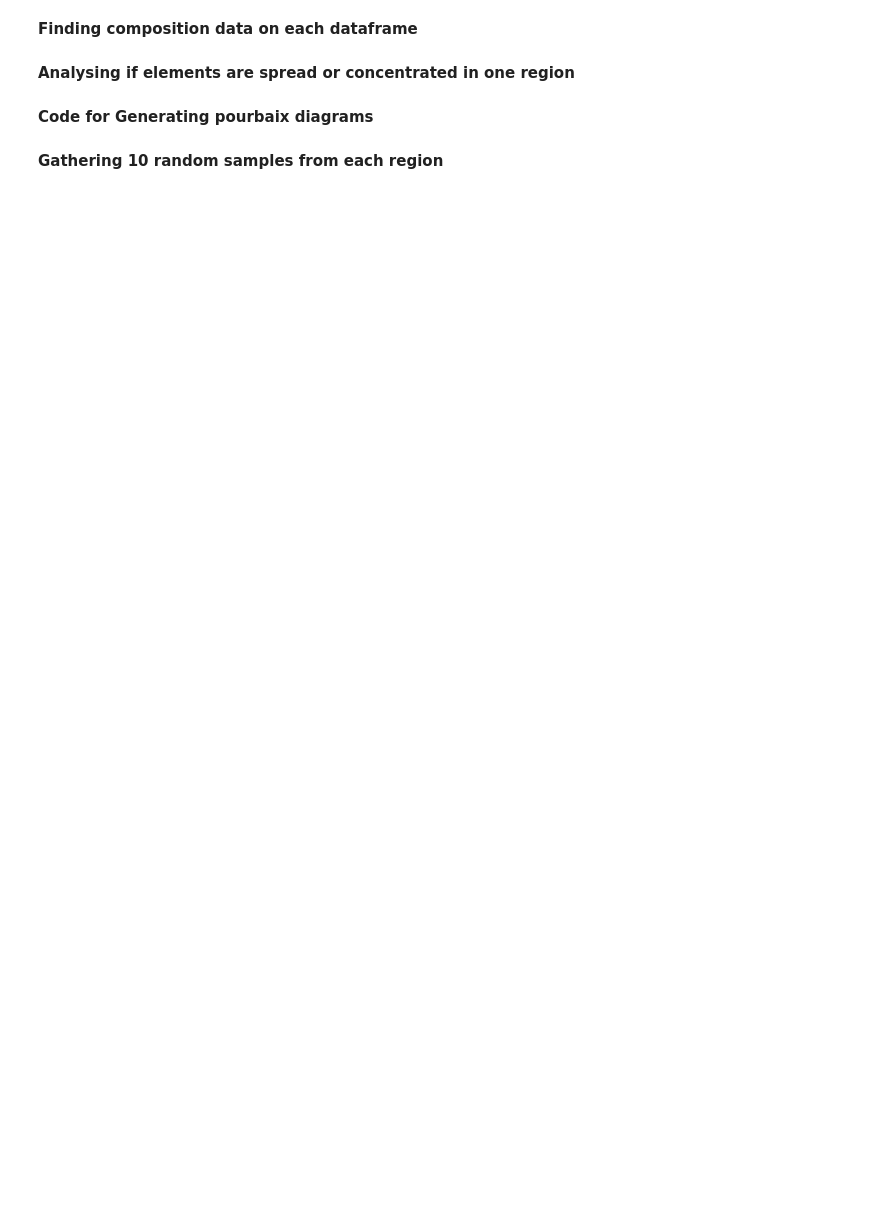
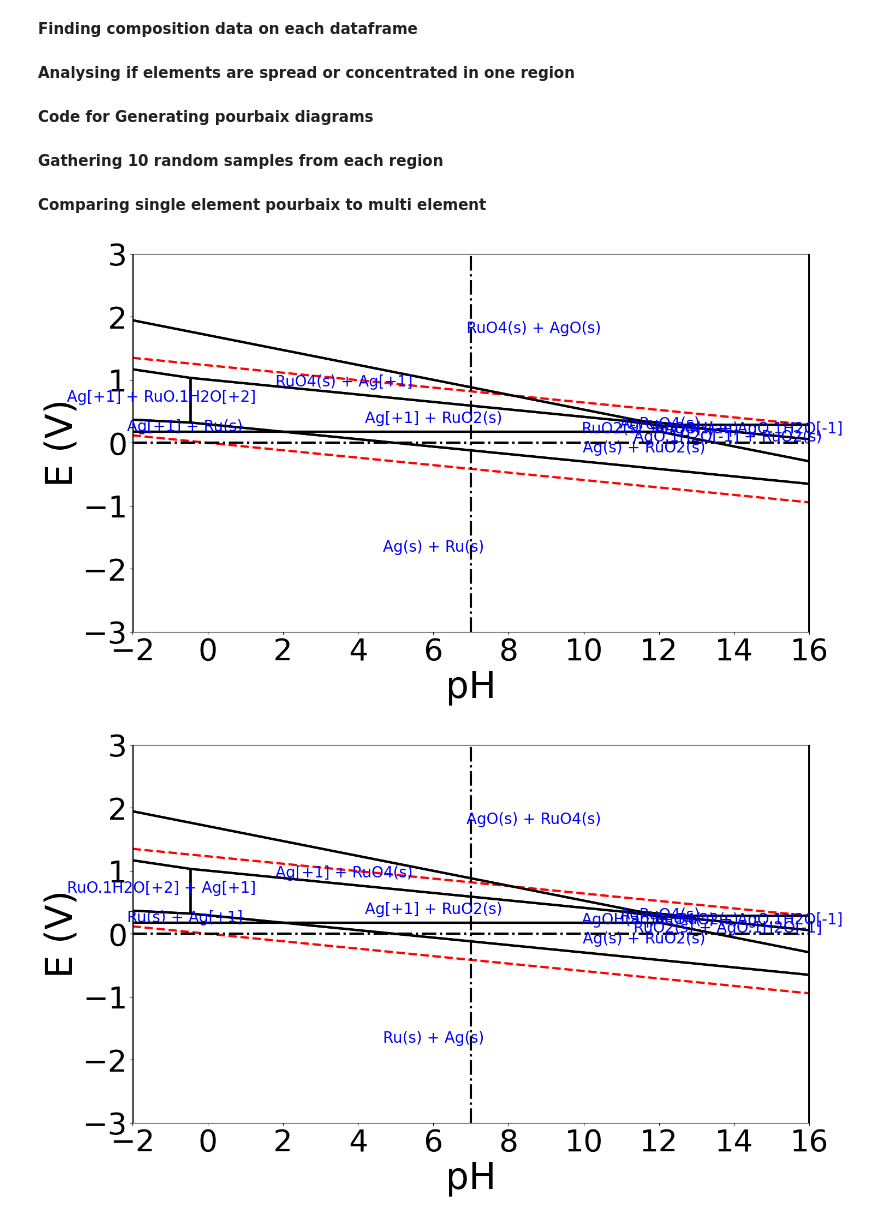
Before and after one commit to fahim-ah/Yr3-Project, a Jupyter notebook: Data cluster exploration file.ipynb, the cells around one changed output. Cells and saved outputs as stored; diff of their text form; code cells hidden in the pictures; blank space fills up the shorter version.

```diff
--- a/Data cluster exploration file.ipynb
+++ b/Data cluster exploration file.ipynb
@@ -140,12 +146,12 @@ optimum_region_pourbaix = remove_rows_without_data(optimum_region)
 # %%
 #Function to generate a pourbaix diagram
 
-def generate_pourbaix(chemsys,path,lower, upper):
+def generate_pourbaix(chemsys,path):
     with MPRester(api_key='CmGarHKLtPCjVpEkivPDYkhRJKJiB8A7') as mpr:
         pourbaix_entries = mpr.get_pourbaix_entries(chemsys)
     pd = PourbaixDiagram(pourbaix_entries)
     plotter = PourbaixPlotter(pd)
-    PourbaixPlotter.get_pourbaix_plot(plotter,limits=[[lower, upper],[-3, 3]]) # Typical value for lower = -2, upper = 16
+    PourbaixPlotter.get_pourbaix_plot(plotter,limits=[[-2, 16],[-3, 3]]) # Typical value for lower = -2, upper = 16
     #plt.savefig(path+chemsys+'.png',bbox_inches='tight')
 # %% [markdown]
 **Gathering 10 random samples from each region**
@@ -187,0 +191,14 @@ print(rand_right)
+# %% [markdown]
+**Comparing single element pourbaix to multi element**
+# %%
+# This cell will focus on the effects of noble metals
+
+generate_pourbaix('Ag-Ru-O',0)
+generate_pourbaix('Ag-Ru',0)
+generate_pourbaix('Ag',0)
+generate_pourbaix('Ag-O',0)
+generate_pourbaix('Ru',0)
+generate_pourbaix('Ru-O',0)
+# %% [output]
+[figure, added]
+[figure, added]
```
Also changed, not shown: parts of 8 cells of this notebook, 17 other files.
